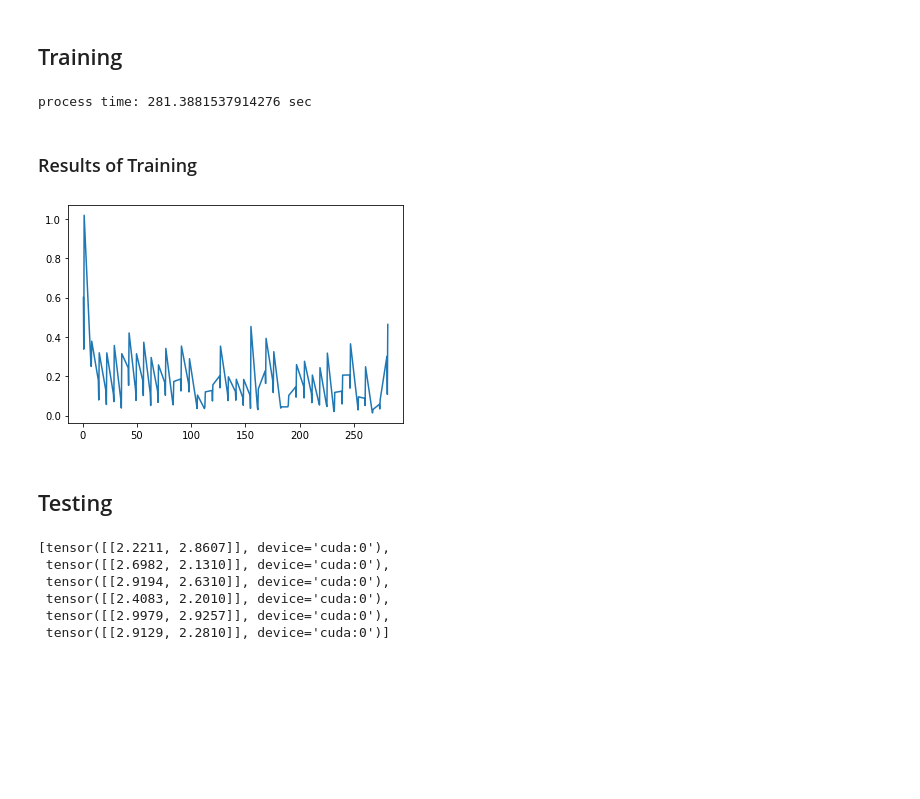
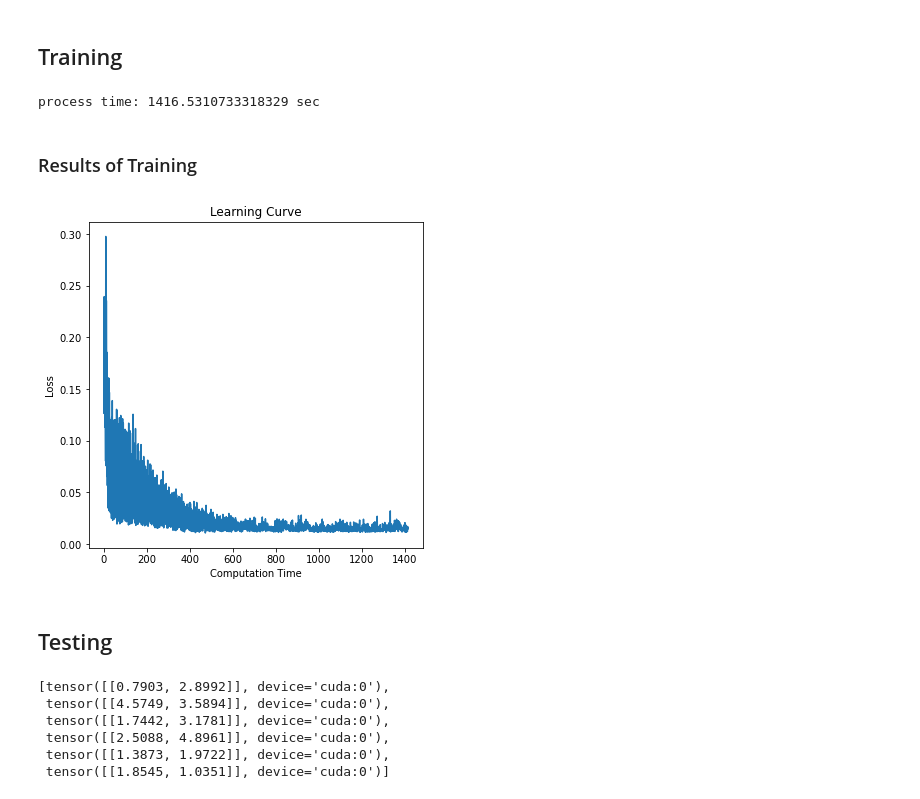
Before and after one commit to SakibAkbar281/Finding-Koopman-Observables-using-Neural-ODE-and-Polyflows, a Jupyter notebook: learning_dynamics_using _neural_ode.ipynb, the cells around one changed output. Drawn from its saved outputs; the diff is of its cells as text; code cells hidden in the pictures; blank space fills up the shorter version.

```diff
--- a/learning_dynamics_using _neural_ode.ipynb
+++ b/learning_dynamics_using _neural_ode.ipynb
@@ -56,14 +56,14 @@ from torchdiffeq import odeint_adjoint
 # %% [markdown]
 ### Generating Datasets
 # %%
-data_size = 1000 # time steps = 1000
+data_size = 2000 # time steps = 2000
 
 
 true_x0s = [torch.tensor([[1., 1.]]).cuda(),
             torch.tensor([[0.5, 1.]]).cuda(),
             torch.tensor([[1., 0.5]]).cuda()]  # Choosing three initial conditions to train on three different trajectories
 
-t = torch.linspace(0., 10., data_size).cuda() # time
+t = torch.linspace(0., 20., data_size).cuda() # time
 # %%
 class LotkaVolterra(nn.Module):
     '''
@@ -193,7 +193,7 @@ class PredictedLotkaVolterra(nn.Module):
     output = self.net(y)
     return output
 # %%
-batch_time = 20
+batch_time = 100
 batch_size = 32
 
 
@@ -219,10 +219,10 @@ def get_batch():
 %matplotlib agg
 
 # Train
-niters = 400
+niters = 500
 
-func = PredictedLotkaVolterra().cuda()
-optimizer = optim.RMSprop(func.parameters(), lr=1e-3)
+model = PredictedLotkaVolterra().cuda()
+optimizer = optim.RMSprop(model.parameters(), lr=1e-3)
 
 start_time = time.time()
 loss_history = []
@@ -231,28 +231,24 @@ for iter in tqdm(range(niters + 1)):
   optimizer.zero_grad()
   batch_x0s, batch_ts, batch_xs = get_batch()
   for batch_x0, batch_t, batch_x in zip(batch_x0s, batch_ts, batch_xs):
-    pred_x = odeint_adjoint(func=func, y0=batch_x0, t=batch_t,
+    pred_x = odeint_adjoint(func=model, y0=batch_x0, t=batch_t,
                           rtol=1e-7, atol=1e-9, method='dopri5')
     loss = torch.mean(torch.abs(pred_x - batch_x))
     loss.backward()
     optimizer.step()
-
+    timecomp = time.time() - start_time
+    time_history.append(timecomp)
+    loss_history.append(loss.item())
 
   if iter % 10 == 0:
-    pred_xs=[]
     for i, (true_x0, noisy_x, true_x) in enumerate(zip(true_x0s, noisy_xs, true_xs)) :
       with torch.no_grad():
-        pred_x = odeint_adjoint(func, true_x0, t, rtol=1e-7,
+        pred_x = odeint_adjoint(model, true_x0, t, rtol=1e-7,
                               atol=1e-9, method='dopri5')
-        loss = torch.mean(torch.abs(pred_x - noisy_x))
-        # print('Iter {:04d} | Total Loss {:.6f}'.format(iter, loss.item()))
-        timecomp = time.time() - start_time
-        time_history.append(timecomp)
-        loss_history.append(loss.item())
         visualize(t, true_x, noisy_x, pred_x,
                   filename=f'iter_{iter:04d}_ic{i}', show=False)
 
 end_time = time.time() - start_time
 print('process time: {} sec'.format(end_time))
 # %% [output]
-process time: 281.3881537914276 sec
+process time: 1416.5310733318329 sec
@@ -263,10 +264,17 @@ torch.save(func.state_dict(), 'model.pth')
 # %%
 # Learning curve
 %matplotlib inline
-plt.plot(time_history, loss_history)
-plt.savefig('Learning_curve.png')
+fig = plt.figure(figsize=(6, 6), facecolor='white')
+ax = fig.add_subplot(111)
+
+ax.set_title('Learning Curve')
+ax.set_xlabel('Computation Time')
+ax.set_ylabel('Loss')
+
+ax.plot(time_history, loss_history)
+fig.savefig('Learning_curve.png')
 # %% [output]
-[figure, old version]
+[figure, new version]
 # %%
 # Making gifs
 
@@ -318,15 +326,15 @@ def randbetween(lb, ub):
 
 
 
-test_x0s_outside = [randbetween(2,3) for _ in range(6)]
+test_x0s_outside = [randbetween(0,5) for _ in range(6)]
 test_x0s_outside
 # %% [output]
-[tensor([[2.2211, 2.8607]], device='cuda:0'),
- tensor([[2.6982, 2.1310]], device='cuda:0'),
- tensor([[2.9194, 2.6310]], device='cuda:0'),
- tensor([[2.4083, 2.2010]], device='cuda:0'),
- tensor([[2.9979, 2.9257]], device='cuda:0'),
- tensor([[2.9129, 2.2810]], device='cuda:0')]
+[tensor([[0.7903, 2.8992]], device='cuda:0'),
+ tensor([[4.5749, 3.5894]], device='cuda:0'),
+ tensor([[1.7442, 3.1781]], device='cuda:0'),
+ tensor([[2.5088, 4.8961]], device='cuda:0'),
+ tensor([[1.3873, 1.9722]], device='cuda:0'),
+ tensor([[1.8545, 1.0351]], device='cuda:0')]
 # %%
 %matplotlib inline
 for test_x0 in test_x0s_inside:
```
Also changed, not shown: parts of 5 cells of this notebook, 6 other files.
